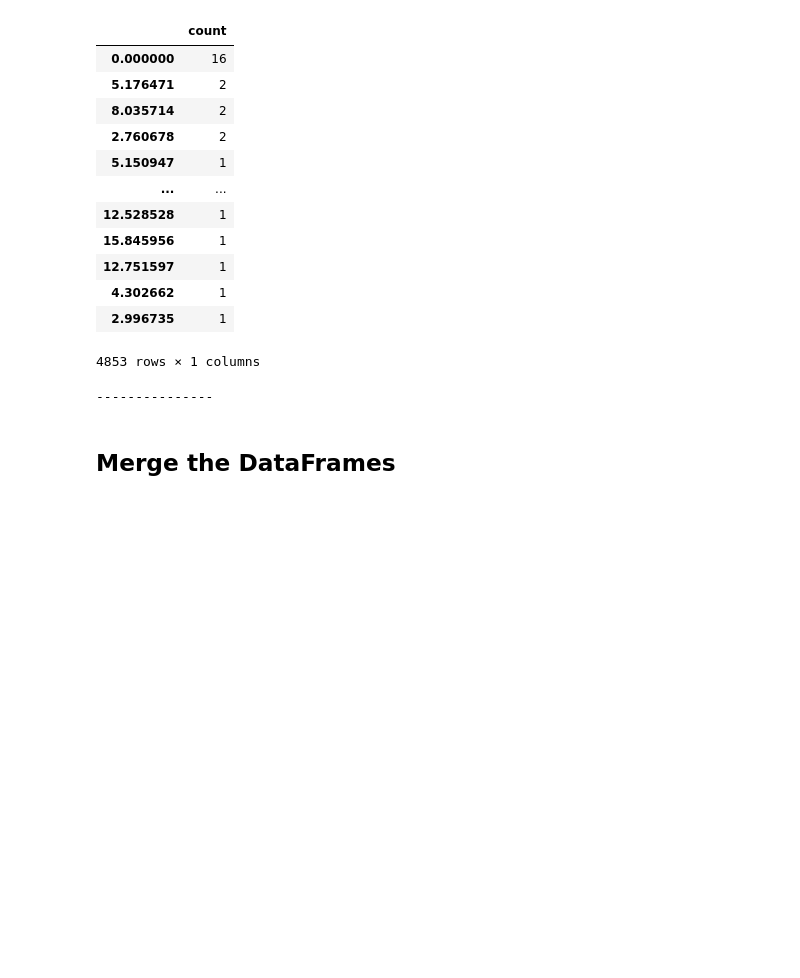
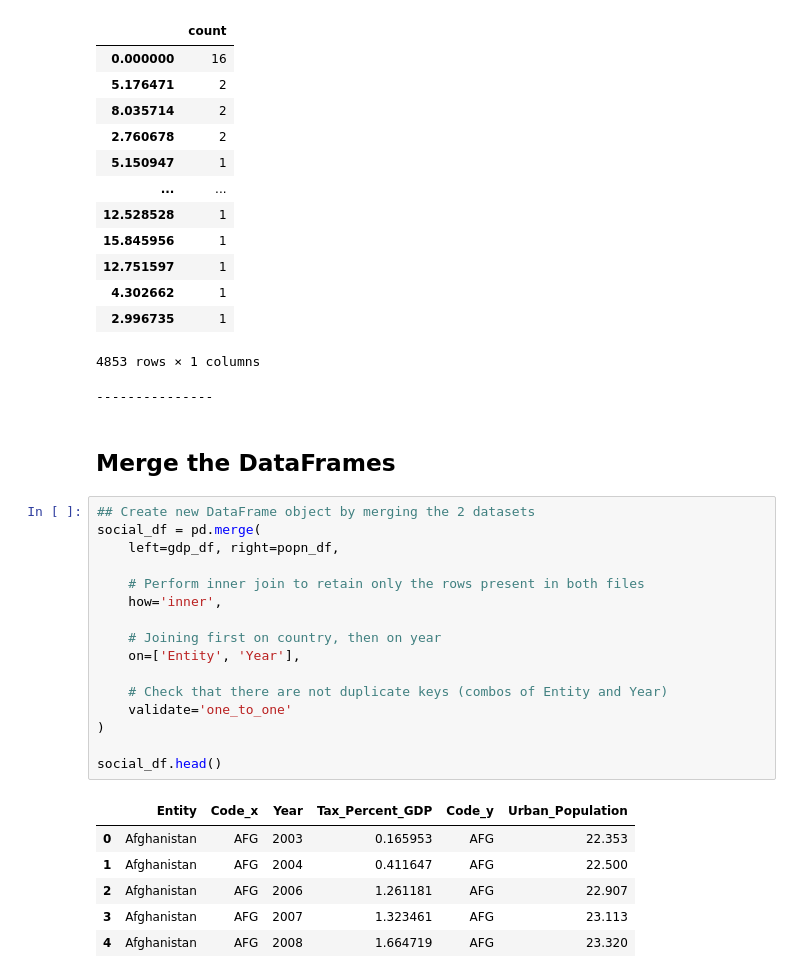
Before and after one commit to zero731/urban_popn_tax_GDP, a Jupyter notebook: Model_Code.ipynb, the cells around one changed output. Saved outputs shown, nothing was run; the diff lists cells and outputs as text; blank space fills up the shorter version.

Commit message:
Merge data files and export new df to csv

```diff
--- a/Model_Code.ipynb
+++ b/Model_Code.ipynb
@@ -294,3 +347,26 @@ Total unique values: 4853
 ---------------
 # %% [markdown]
 ## Merge the DataFrames
+# %%
+## Create new DataFrame object by merging the 2 datasets
+social_df = pd.merge(
+    left=gdp_df, right=popn_df,
+
+    # Perform inner join to retain only the rows present in both files
+    how='inner',
+
+    # Joining first on country, then on year
+    on=['Entity', 'Year'],
+
+    # Check that there are not duplicate keys (combos of Entity and Year)
+    validate='one_to_one'
+)
+
+social_df.head()
+# %% [output]
+|  | Entity | Code_x | Year | Tax_Percent_GDP | Code_y | Urban_Population |
+| 0 | Afghanistan | AFG | 2003 | 0.165953 | AFG | 22.353 |
+| 1 | Afghanistan | AFG | 2004 | 0.411647 | AFG | 22.500 |
+| 2 | Afghanistan | AFG | 2006 | 1.261181 | AFG | 22.907 |
+| 3 | Afghanistan | AFG | 2007 | 1.323461 | AFG | 23.113 |
+| 4 | Afghanistan | AFG | 2008 | 1.664719 | AFG | 23.320 |
```
Also changed, not shown: parts of 15 cells of this notebook, 1 other file.
